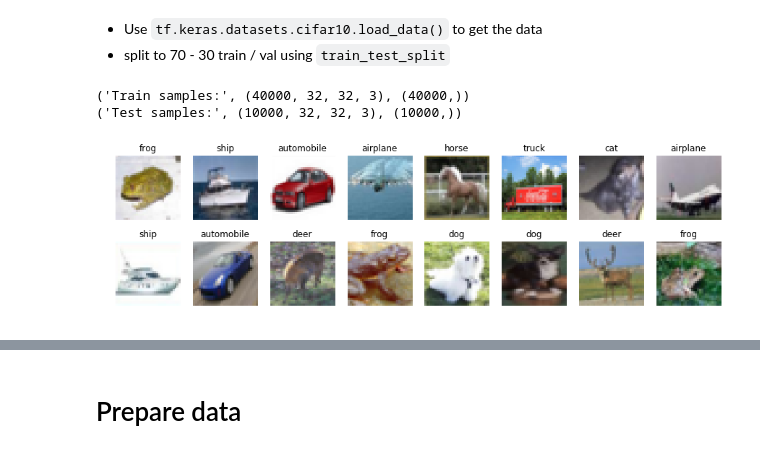
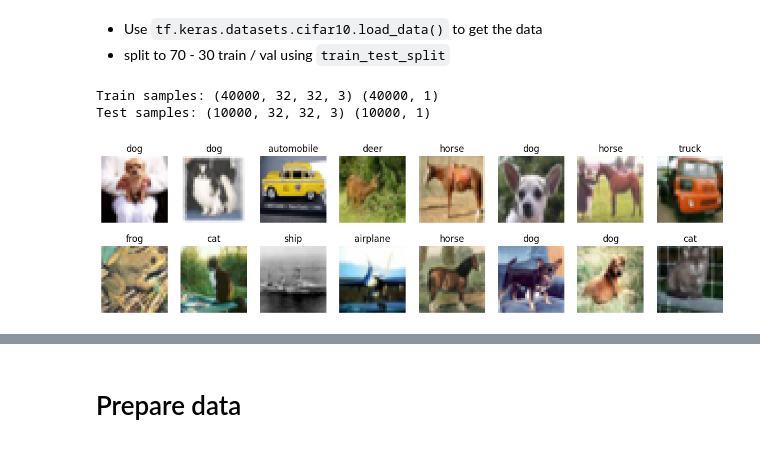
Before and after one commit to marianna718/cnn, a Jupyter notebook: Assignment2_CNNs.ipynb, the cells around one changed output, grey strips where cells are left out. Cells and saved outputs as stored; diff of their text form; code cells hidden in the pictures.

```diff
--- a/Assignment2_CNNs.ipynb
+++ b/Assignment2_CNNs.ipynb
@@ -41,6 +58,7 @@ To enable them in other operations, rebuild TensorFlow with the appropriate comp
 # %%
 (x_train,y_train),(x_test,y_test) = datasets.cifar10.load_data()
 # (x_val,y_val)
+x_train, x_val, y_train, y_val = train_test_split(x_train, y_train, test_size=0.2, random_state=42)
 NUM_CLASSES = 10
 cifar10_classes = ["airplane", "automobile", "bird", "cat", "deer",
                    "dog", "frog", "horse", "ship", "truck"]
@@ -48,21 +66,23 @@ cifar10_classes = ["airplane", "automobile", "bird", "cat", "deer",
 print("Train samples:", x_train.shape, y_train.shape)
 print("Test samples:", x_test.shape, y_test.shape)
 # %% [output]
-('Train samples:', (40000, 32, 32, 3), (40000,))
-('Test samples:', (10000, 32, 32, 3), (10000,))
+Train samples: (40000, 32, 32, 3) (40000, 1)
+Test samples: (10000, 32, 32, 3) (10000, 1)
 # %%
 # show random images from train
+y_train = y_train.reshape(-1)
+
 cols = 8
 rows = 2
 fig = plt.figure(figsize=(2 * cols - 1, 2.5 * rows - 1))
 for i in range(cols):
     for j in range(rows):
         random_index = np.random.randint(0, len(y_train))
         ax = fig.add_subplot(rows, cols, i * rows + j + 1)
         ax.grid('off')
         ax.axis('off')
         ax.imshow(x_train[random_index, :])
         ax.set_title(cifar10_classes[y_train[random_index]])
 plt.show()
 # %% [output]
-[figure, old version]
+[figure, new version]
```
Also changed, not shown: parts of 10 cells of this notebook.
